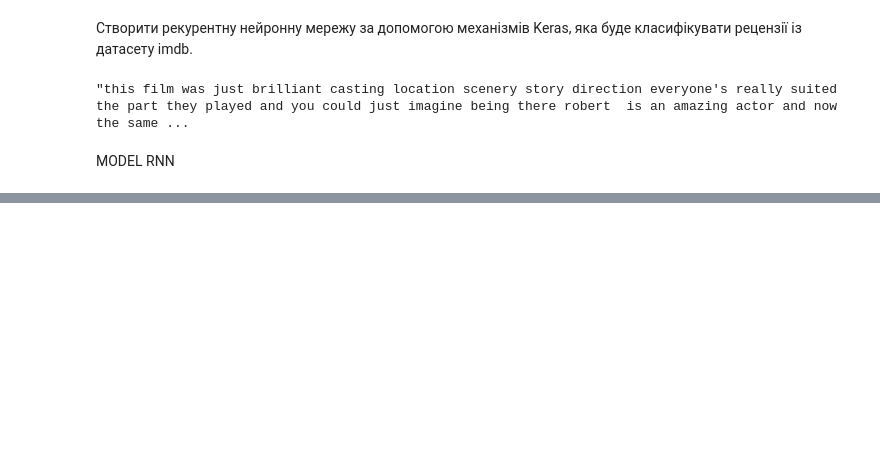
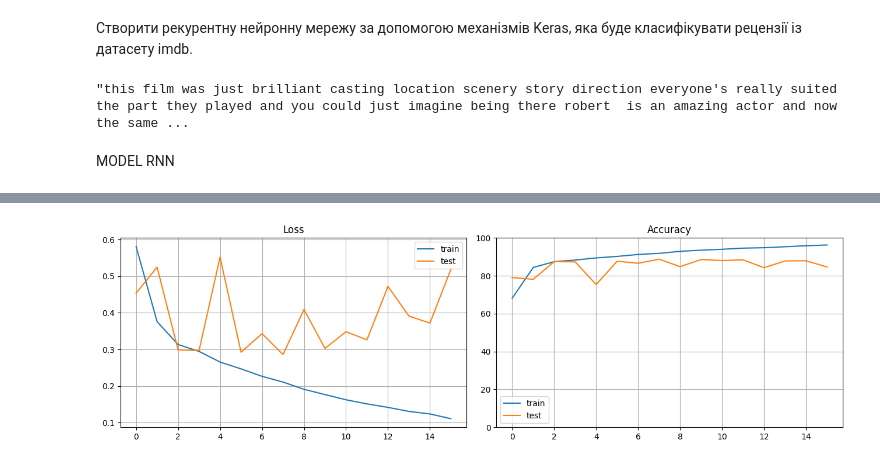
Before and after one commit to tarsweb-Python-GOIT/DS-HW, a Jupyter notebook: HW-11.ipynb, the cells around one changed output, grey strips where cells are left out. Saved outputs shown, nothing was run; the diff lists cells and outputs as text; code cells hidden in the pictures; blank space fills up the shorter version.

Commit message:
add GRU , LSTM

```diff
--- a/HW-11.ipynb
+++ b/HW-11.ipynb
@@ -178,0 +240,37 @@ plt.show()  # Відобразити графіки
+# %%
+model = k.models.Sequential(
+    [
+        k.layers.Embedding(max_features, 32),
+        k.layers.LSTM(32),
+        k.layers.Dense(1, activation="sigmoid"),
+    ],
+    name="LSTM"
+)
+
+model.summary()
+
+model.compile(
+    optimizer=RMSprop(learning_rate=0.001),
+    loss="binary_crossentropy",
+    metrics=["accuracy"]
+)
+
+history = model.fit(
+    x_train,
+    y_train,
+    epochs=30,
+    batch_size=batch_size,
+    validation_data=(x_test, y_test),
+    verbose=0,
+    callbacks=[
+        k.callbacks.EarlyStopping(
+            monitor="val_accuracy", patience=8, restore_best_weights=True
+        ),
+        k.callbacks.EarlyStopping(
+            monitor="val_loss", patience=8, restore_best_weights=True, start_from_epoch=5
+        ),
+        TqdmCallback(verbose=0)
+    ]
+)
+
+models[model.name] = model
@@ -178,0 +291,4 @@ plt.show()  # Відобразити графіки
+# %%
+plot_history(history)
+# %% [output]
+[figure, added]
```
Also changed, not shown: parts of 23 cells of this notebook.
